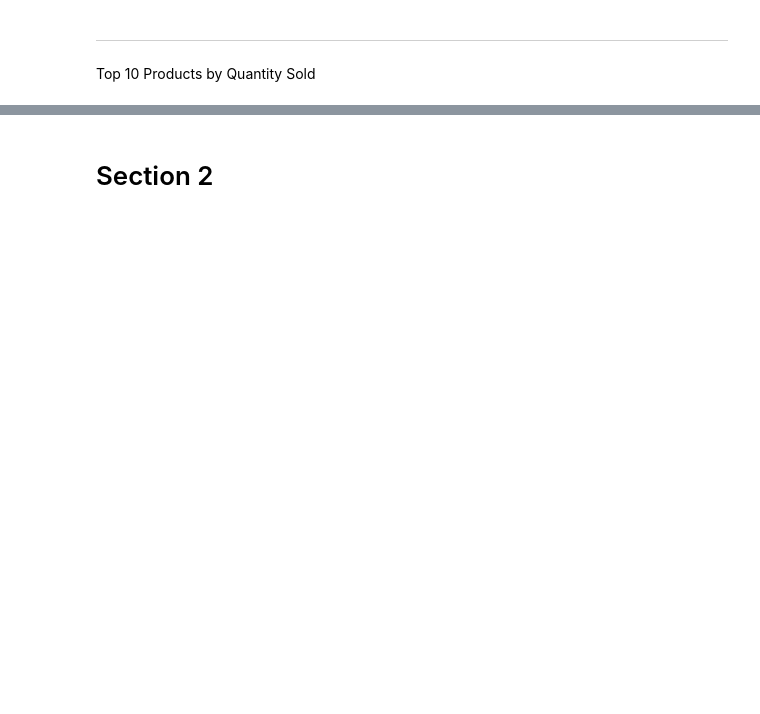
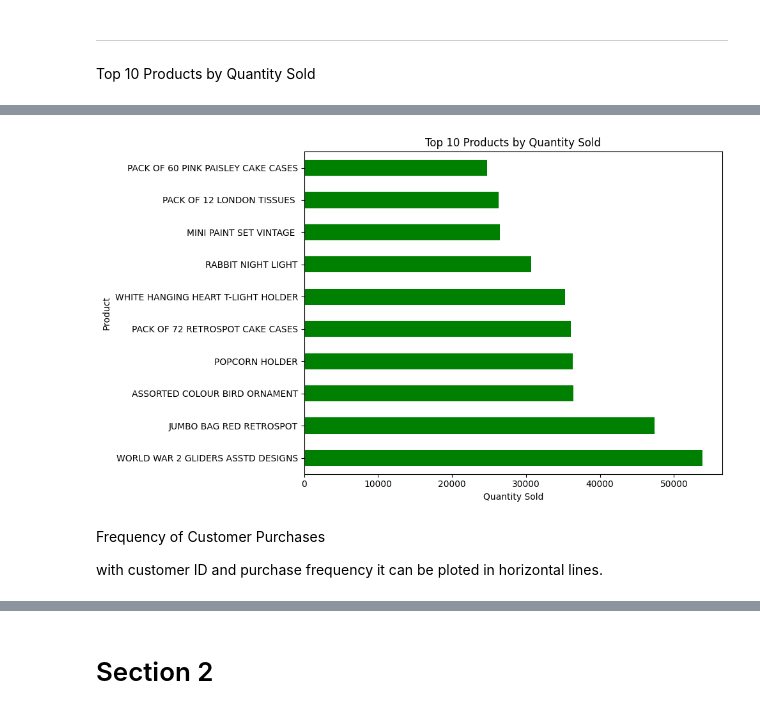
Before and after one commit to tanzilachand/project_tc, a Jupyter notebook: jupyter_notebooks/data_visualisation.ipynb, the cells around one changed output, grey strips where cells are left out. Saved outputs shown, nothing was run; the diff lists cells and outputs as text; code cells hidden in the pictures; blank space fills up the shorter version.

```diff
--- a/jupyter_notebooks/data_visualisation.ipynb
+++ b/jupyter_notebooks/data_visualisation.ipynb
@@ -156,3 +156,6 @@ plt.show()
 ---
 # %% [markdown]
 Top 10 Products by Quantity Sold
+# %%
+top_products = df.groupby('Description')['Quantity'].sum().nlargest(10)
+top_products
@@ -158,0 +175,14 @@ Top 10 Products by Quantity Sold
+# %%
+plt.figure(figsize=(10, 6))
+top_products.plot(kind='barh', color='green')
+plt.title('Top 10 Products by Quantity Sold')
+plt.xlabel('Quantity Sold')
+plt.ylabel('Product')
+plt.tight_layout()
+plt.show()
+# %% [output]
+[figure, added]
+# %% [markdown]
+Frequency of Customer Purchases
+
+with customer ID and purchase frequency it can be ploted in horizontal lines.
```
Also changed, not shown: parts of 16 cells of this notebook.
